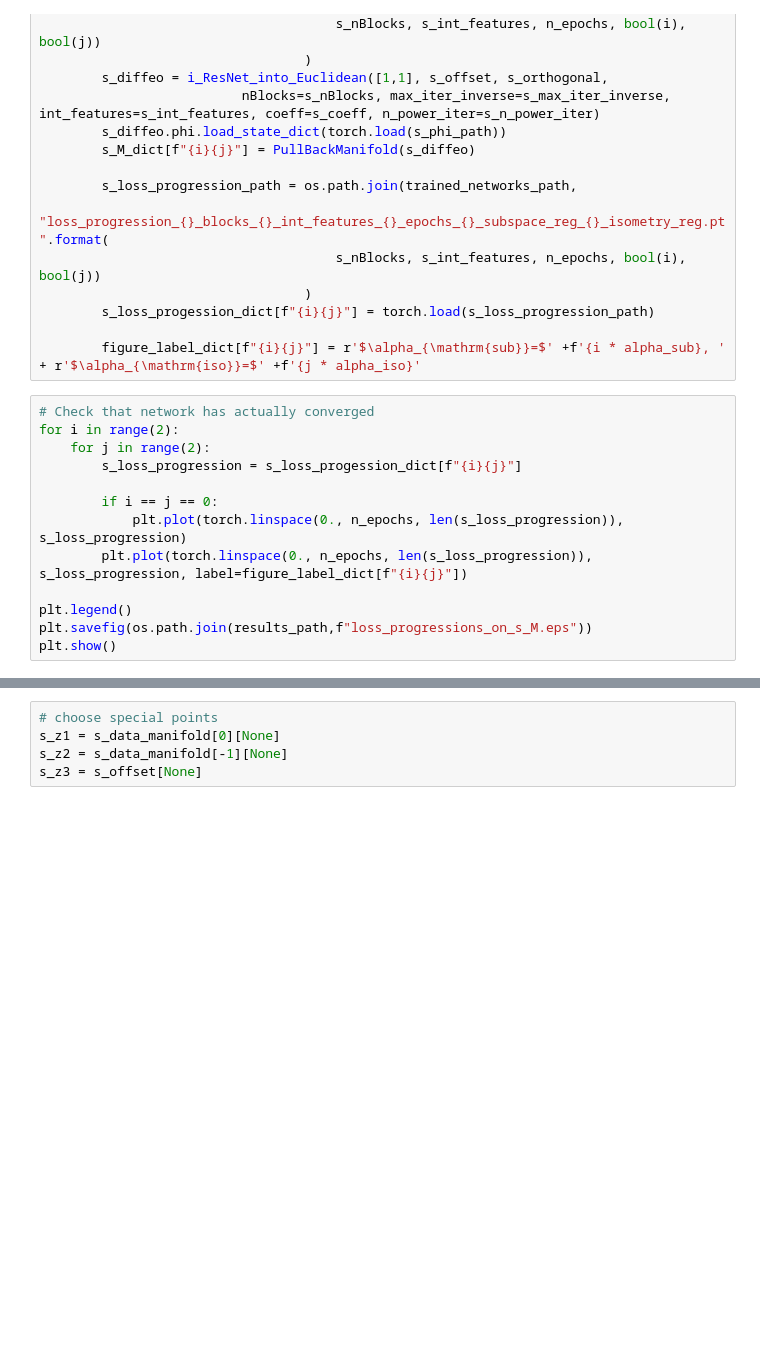
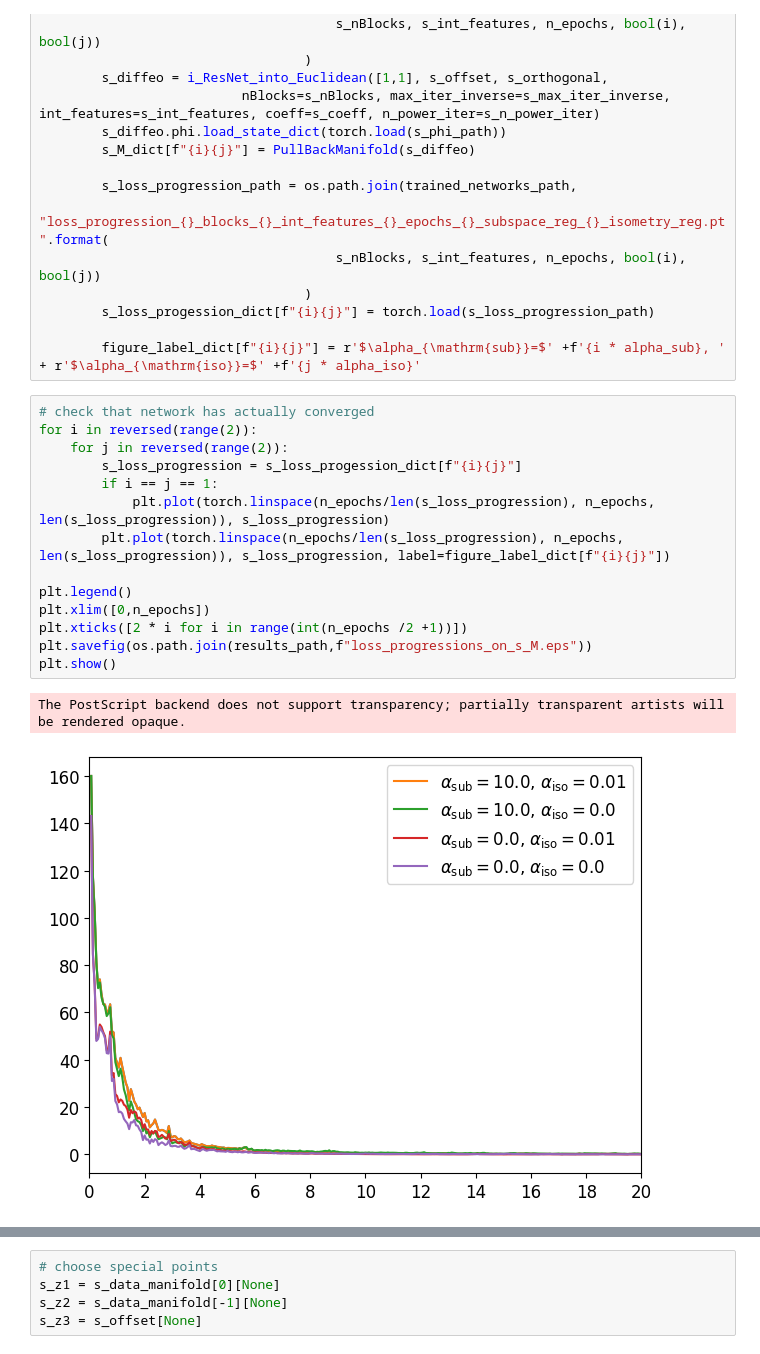
Before and after one commit to wdiepeveen/Pulling-back-symmetric-Riemannian-geometry-for-data-analysis, a Jupyter notebook: experiments/diffeomorphism_effects/evaluate_diffeomorphism_effects.ipynb, the cells around one changed output, grey strips where cells are left out. Cells and saved outputs as stored; diff of their text form; blank space fills up the shorter version.

```diff
--- a/experiments/diffeomorphism_effects/evaluate_diffeomorphism_effects.ipynb
+++ b/experiments/diffeomorphism_effects/evaluate_diffeomorphism_effects.ipynb
@@ -83,15 +90,19 @@ for i in range(2):
 
         figure_label_dict[f"{i}{j}"] = r'$\alpha_{\mathrm{sub}}=$' +f'{i * alpha_sub}, ' + r'$\alpha_{\mathrm{iso}}=$' +f'{j * alpha_iso}'
 # %%
-# Check that network has actually converged
-for i in range(2):
-    for j in range(2):
+# check that network has actually converged
+for i in reversed(range(2)):
+    for j in reversed(range(2)):
         s_loss_progression = s_loss_progession_dict[f"{i}{j}"]
-
-        if i == j == 0:
-            plt.plot(torch.linspace(0., n_epochs, len(s_loss_progression)), s_loss_progression)
-        plt.plot(torch.linspace(0., n_epochs, len(s_loss_progression)), s_loss_progression, label=figure_label_dict[f"{i}{j}"])
+        if i == j == 1:
+            plt.plot(torch.linspace(n_epochs/len(s_loss_progression), n_epochs, len(s_loss_progression)), s_loss_progression)
+        plt.plot(torch.linspace(n_epochs/len(s_loss_progression), n_epochs, len(s_loss_progression)), s_loss_progression, label=figure_label_dict[f"{i}{j}"])
 
 plt.legend()
+plt.xlim([0,n_epochs])
+plt.xticks([2 * i for i in range(int(n_epochs /2 +1))])
 plt.savefig(os.path.join(results_path,f"loss_progressions_on_s_M.eps"))
 plt.show()
+# %% [output]
+The PostScript backend does not support transparency; partially transparent artists will be rendered opaque.
+[figure, added]
```
Also changed, not shown: parts of 10 cells of this notebook, 25 other files.
